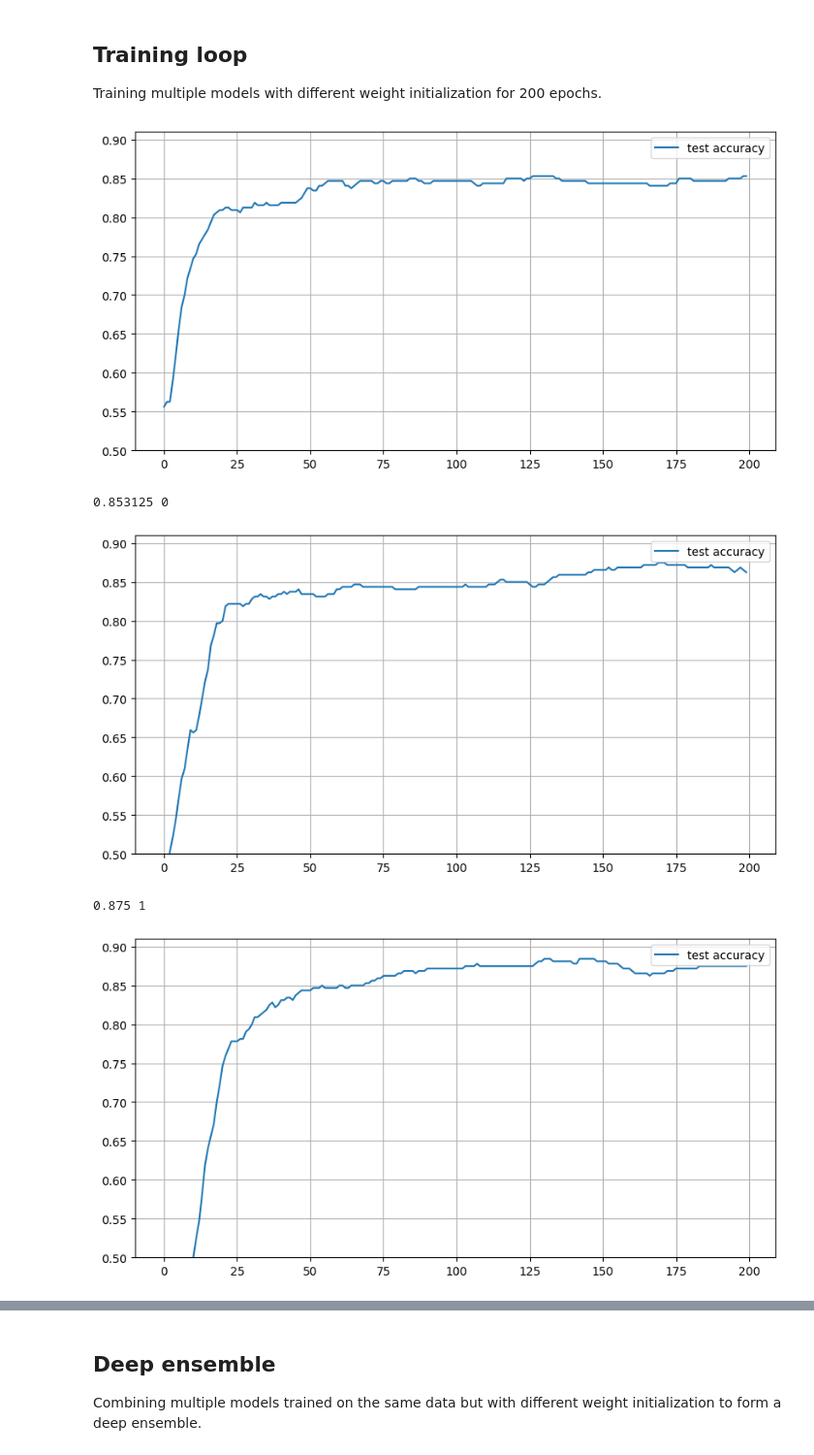
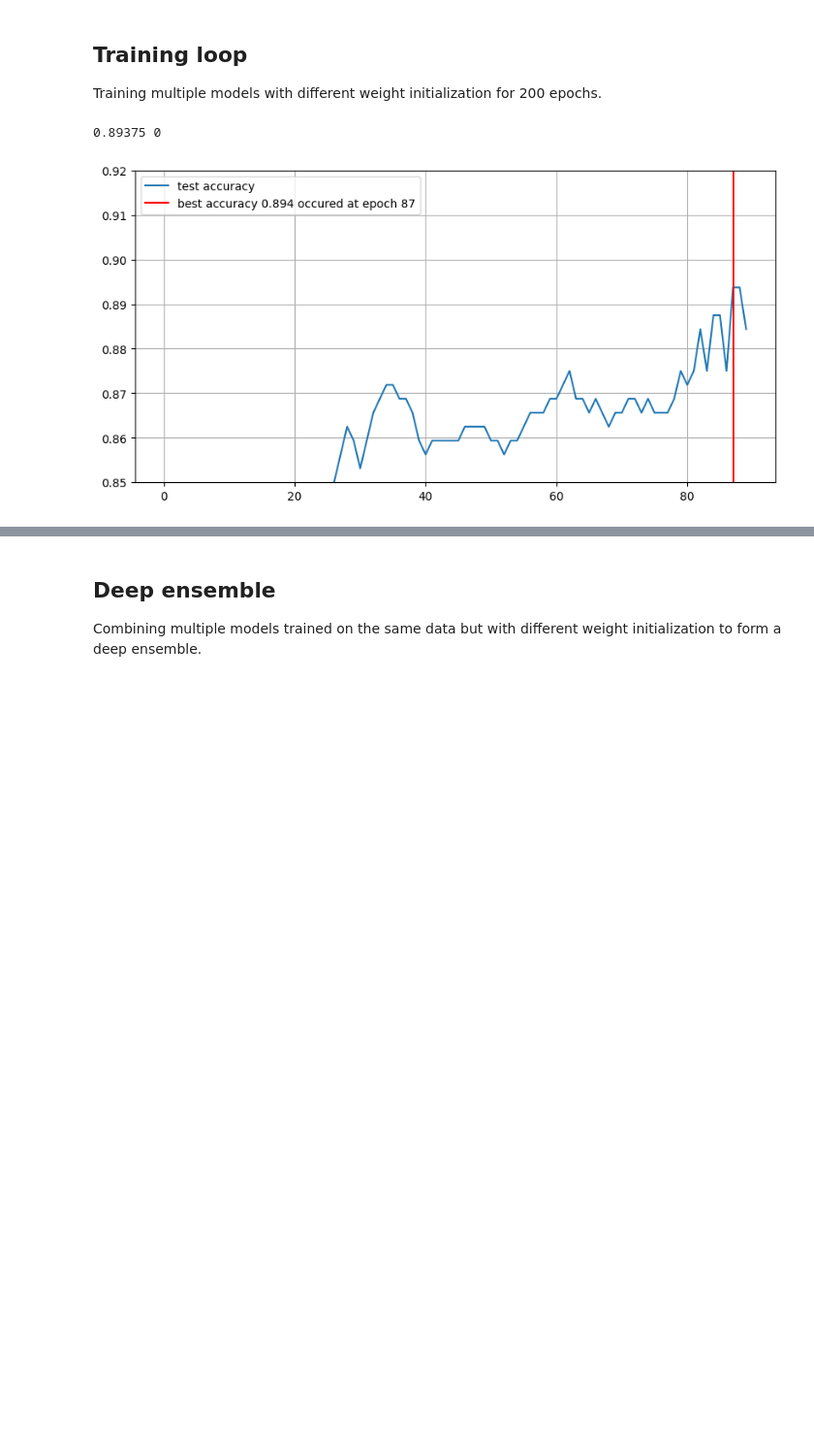
Before and after one commit to SunAndClouds/SML-Project, a Jupyter notebook: Algorithms/DNN.ipynb, the cells around one changed output, grey strips where cells are left out. Shown at 97% size. Drawn from its saved outputs; the diff is of its cells as text; code cells hidden in the pictures; blank space fills up the shorter version.

```diff
--- a/Algorithms/DNN.ipynb
+++ b/Algorithms/DNN.ipynb
@@ -117,53 +155,54 @@ class DNN(nn.Module):
 ## Training loop
 Training multiple models with different weight initialization for 200 epochs.
 # %%
-epochs = 200
+epochs = 90
 metric = lambda prediction, label: (prediction.round() == label).numpy().mean()
 loss_fn = torch.nn.BCELoss()
 ensembles = []
 top_estimators = []
-n_ensembles = 10
+n_ensembles = 1
 
 for n in range(n_ensembles):
-    model = DNN(17, X_train.shape[-1], y_train.shape[-1], 2)
+    model = DNN(17, X_train.shape[-1], 2, seed=n)
     optimizer = torch.optim.Adam(model.parameters(), lr=1e-3)
 
     train_loss_history = []
     test_loss_history = []
     test_metric_history = []
     optimal_models = []
 
     for epoch in tqdm(range(epochs)):
         optimizer.zero_grad()
         y_pred = model(X_train)
         loss = loss_fn(y_pred, y_train)
 
         with torch.no_grad():
             y_pred_test = model(X_test)
             test_loss = loss_fn(y_pred_test, y_test)
             test_loss_history.append(test_loss.item())
             accuracy = metric(y_pred_test, y_test)
             test_metric_history.append(accuracy)
             optimal_models.append(model.state_dict())
 
         train_loss_history.append(loss.item())
         loss.backward()
         optimizer.step()
 
-    plt.figure(figsize=(10, 5), dpi=100)
-    plt.plot(test_metric_history, label="test accuracy")
-    plt.ylim(0.50, 0.91)
-    plt.legend(), plt.grid()
-    plt.show()
-
-    optimal_epoch = np.argmax(test_metric_history)
-    optimal_weights = optimal_models[optimal_epoch] # choosing the model with highest accuracy for the whole training process
+    optimal_epoch = np.argmax(test_metric_history) # Choosing the epoch with the highest accuracy
+    optimal_weights = optimal_models[optimal_epoch] # Choosing the model with highest accuracy for the whole training process
     top_estimators.append(test_metric_history[optimal_epoch]) # storing the highest accuracy
     ensembles.append(optimal_weights) # storing the optimal weights
     print(top_estimators[-1], n)
+
+    plt.figure(figsize=(10, 5), dpi=100)
+    plt.plot(test_metric_history, label="test accuracy")
+    plt.axvline(
+        optimal_epoch,
+        color="red",
+        label=f"best accuracy {test_metric_history[optimal_epoch]:.3f} occured at epoch {optimal_epoch}")
+    plt.ylim(0.85, 0.92)
+    plt.legend(), plt.grid()
+    plt.show()
 # %% [output]
+0.89375 0
-[figure, old version]
+[figure, new version]
-0.853125 0
-[figure, removed]
-0.875 1
-[figure, removed]
```
Also changed, not shown: parts of 15 cells of this notebook.
